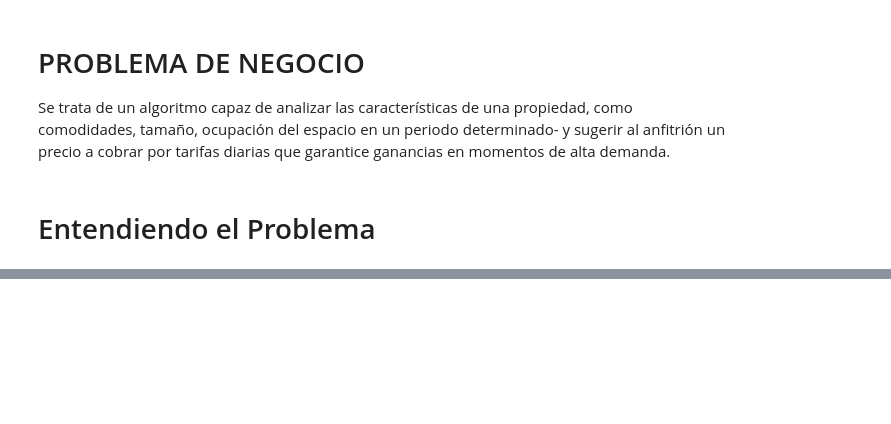
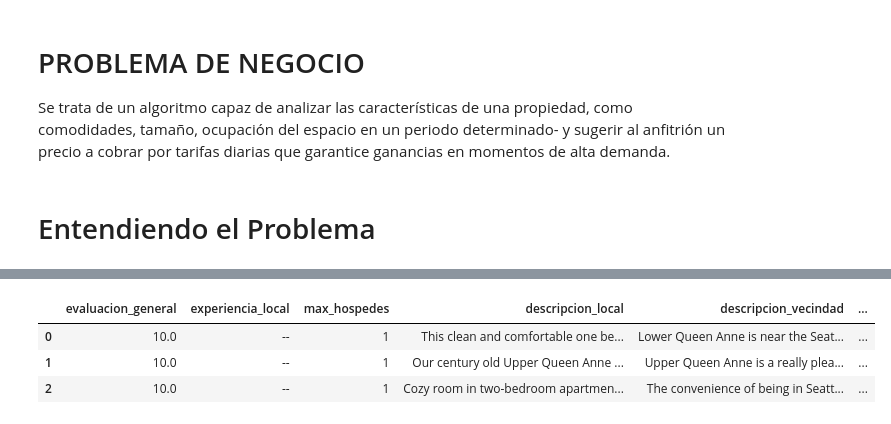
Before and after one commit to HJuliamPR/ColabPython, a Jupyter notebook: PandasTratamientoManipulación.ipynb, the cells around one changed output, grey strips where cells are left out. Cells and saved outputs as stored; diff of their text form; code cells hidden in the pictures; blank space fills up the shorter version.

```diff
--- a/PandasTratamientoManipulación.ipynb
+++ b/PandasTratamientoManipulación.ipynb
@@ -22,0 +49,3 @@ DataHosting.head()
+# %%
+ColumnsHosting = list( DataHosting.columns )
+ColumnsHosting
@@ -22,0 +66,12 @@ DataHosting.head()
+# %%
+# Lo que hace es desagregar los valores tipo lista y crear más registros
+DataHosting = DataHosting.explode(ColumnsHosting[3:])
+# %%
+# Lo que hace es volver a contar el índice y aplicar directamente en el DataFrame
+DataHosting.reset_index(inplace = True, drop = True)
+DataHosting.head(3)
+# %% [output]
+|  | evaluacion_general | experiencia_local | max_hospedes | descripcion_local | descripcion_vecindad | ... |
+| 0 | 10.0 | -- | 1 | This clean and comfortable one be... | Lower Queen Anne is near the Seat... | ... |
+| 1 | 10.0 | -- | 1 | Our century old Upper Queen Anne ... | Upper Queen Anne is a really plea... | ... |
+| 2 | 10.0 | -- | 1 | Cozy room in two-bedroom apartmen... | The convenience of being in Seatt... | ... |
```
Also changed, not shown: parts of 22 cells of this notebook.
